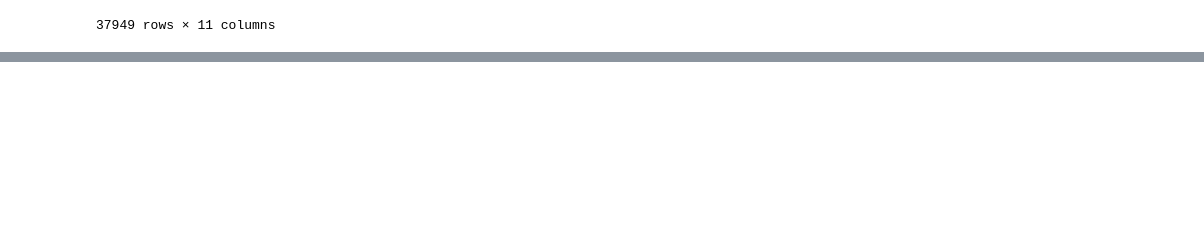
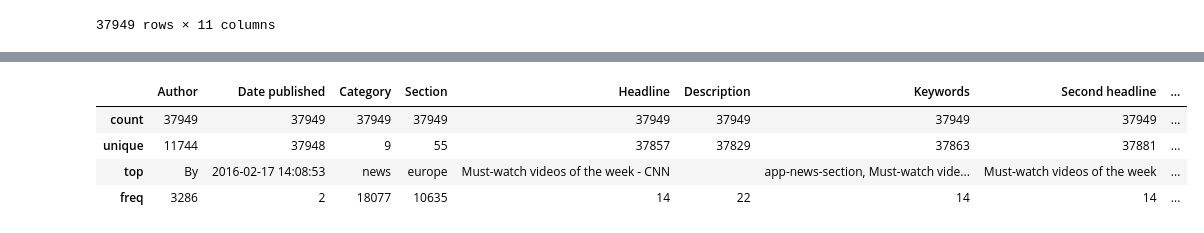
Before and after one commit to mwangcy/BA820, a Jupyter notebook: Project BA820/Project_BA820.ipynb, the cells around one changed output, grey strips where cells are left out. Cells and saved outputs as stored; diff of their text form; code cells hidden in the pictures; blank space fills up the shorter version.

```diff
--- a/Project BA820/Project_BA820.ipynb
+++ b/Project BA820/Project_BA820.ipynb
@@ -48,3 +46,5 @@ df
 | 37947 | 44996 | CNN Editorial Research | 2013-01-12 01:42:49 | news | europe | https://www.cnn.com/2013/01/11/wo... | Mikhail Gorbachev Fast Facts - CNN | Read CNN's Fast Facts on Mikhail ... | europe, Mikhail Gorbachev Fast Fa... | ... |
 | 37948 | 44997 | CNN Editorial Research | 2013-06-27 18:31:28 | news | europe | https://www.cnn.com/2013/06/27/wo... | Duchess Camilla Fast Facts - CNN | Read CNN's Fast Facts on Duchess ... | europe, Duchess Camilla Fast Fact... | ... |
 37949 rows × 11 columns
+# %%
+df.drop(["Index", "Url"], axis = 1, inplace = True)
@@ -50,0 +79,8 @@ df
+# %%
+df.describe()
+# %% [output]
+|  | Author | Date published | Category | Section | Headline | Description | Keywords | Second headline | ... |
+| count | 37949 | 37949 | 37949 | 37949 | 37949 | 37949 | 37949 | 37949 | ... |
+| unique | 11744 | 37948 | 9 | 55 | 37857 | 37829 | 37863 | 37881 | ... |
+| top | By | 2016-02-17 14:08:53 | news | europe | Must-watch videos of the week - CNN |  | app-news-section, Must-watch vide... | Must-watch videos of the week | ... |
+| freq | 3286 | 2 | 18077 | 10635 | 14 | 22 | 14 | 14 | ... |
```
Also changed, not shown: parts of 3 cells of this notebook.
